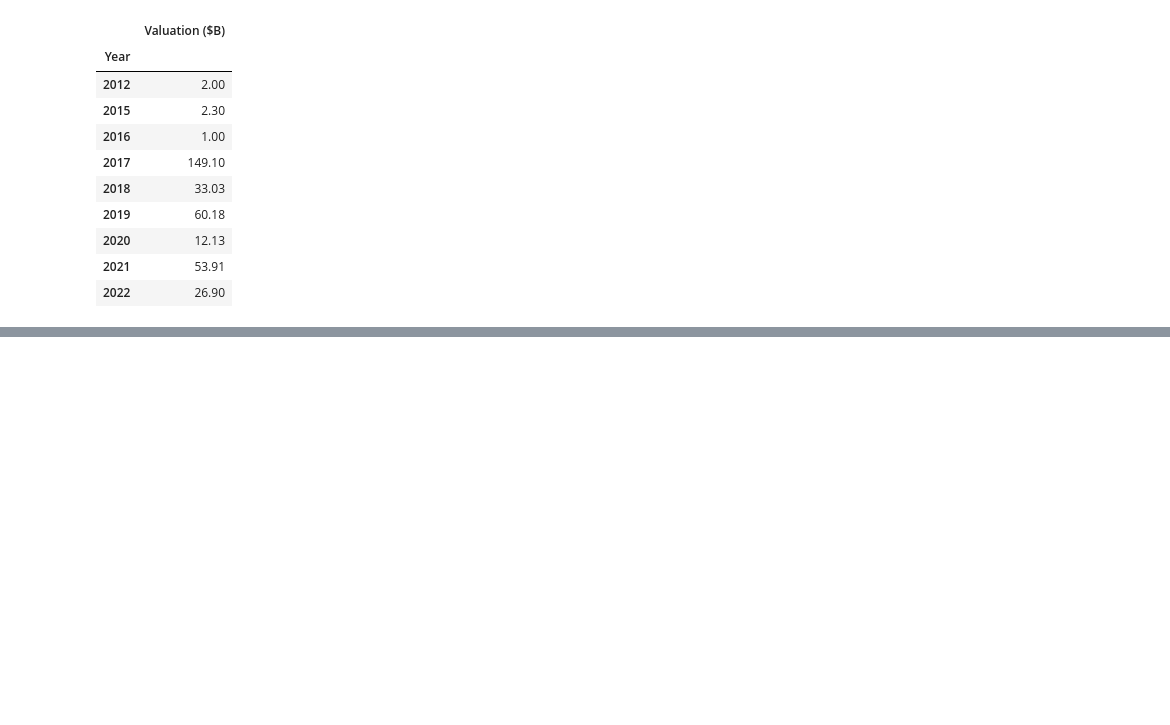
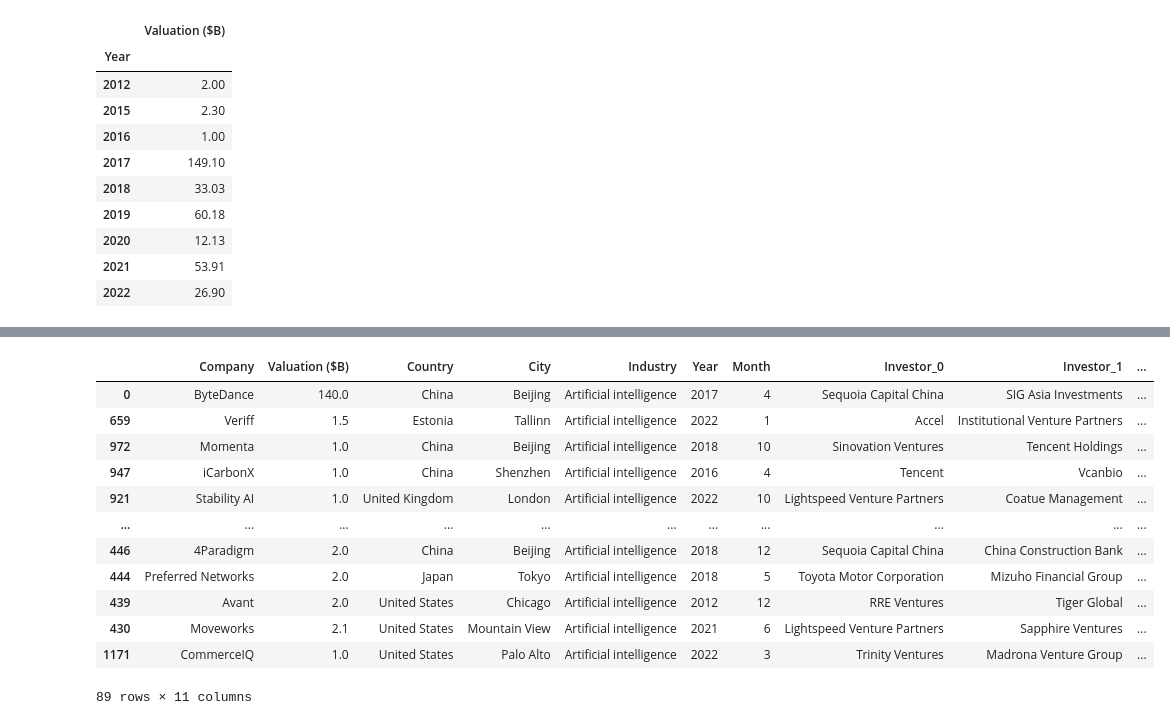
Before and after one commit to mstft/Entrepreneurship_Data_Analysis, a Jupyter notebook: Unicorns_Statistics.ipynb, the cells around one changed output, grey strips where cells are left out. Saved outputs shown, nothing was run; the diff lists cells and outputs as text; code cells hidden in the pictures; blank space fills up the shorter version.

```diff
--- a/Unicorns_Statistics.ipynb
+++ b/Unicorns_Statistics.ipynb
@@ -373,0 +392,16 @@ for i in range(15):
+# %%
+unicorns_data[unicorns_data['Industry'] == 'Artificial intelligence'].sort_values(by='Industry', ascending=False)
+# %% [output]
+|  | Company | Valuation ($B) | Country | City | Industry | Year | Month | Investor_0 | Investor_1 | ... |
+| 0 | ByteDance | 140.0 | China | Beijing | Artificial intelligence | 2017 | 4 | Sequoia Capital China | SIG Asia Investments | ... |
+| 659 | Veriff | 1.5 | Estonia | Tallinn | Artificial intelligence | 2022 | 1 | Accel | Institutional Venture Partners | ... |
+| 972 | Momenta | 1.0 | China | Beijing | Artificial intelligence | 2018 | 10 | Sinovation Ventures | Tencent Holdings | ... |
+| 947 | iCarbonX | 1.0 | China | Shenzhen | Artificial intelligence | 2016 | 4 | Tencent | Vcanbio | ... |
+| 921 | Stability AI | 1.0 | United Kingdom | London | Artificial intelligence | 2022 | 10 | Lightspeed Venture Partners | Coatue Management | ... |
+| ... | ... | ... | ... | ... | ... | ... | ... | ... | ... | ... |
+| 446 | 4Paradigm | 2.0 | China | Beijing | Artificial intelligence | 2018 | 12 | Sequoia Capital China | China Construction Bank | ... |
+| 444 | Preferred Networks | 2.0 | Japan | Tokyo | Artificial intelligence | 2018 | 5 | Toyota Motor Corporation | Mizuho Financial Group | ... |
+| 439 | Avant | 2.0 | United States | Chicago | Artificial intelligence | 2012 | 12 | RRE Ventures | Tiger Global | ... |
+| 430 | Moveworks | 2.1 | United States | Mountain View | Artificial intelligence | 2021 | 6 | Lightspeed Venture Partners | Sapphire Ventures | ... |
+| 1171 | CommerceIQ | 1.0 | United States | Palo Alto | Artificial intelligence | 2022 | 3 | Trinity Ventures | Madrona Venture Group | ... |
+89 rows × 11 columns
```
Also changed, not shown: parts of 10 cells of this notebook.
